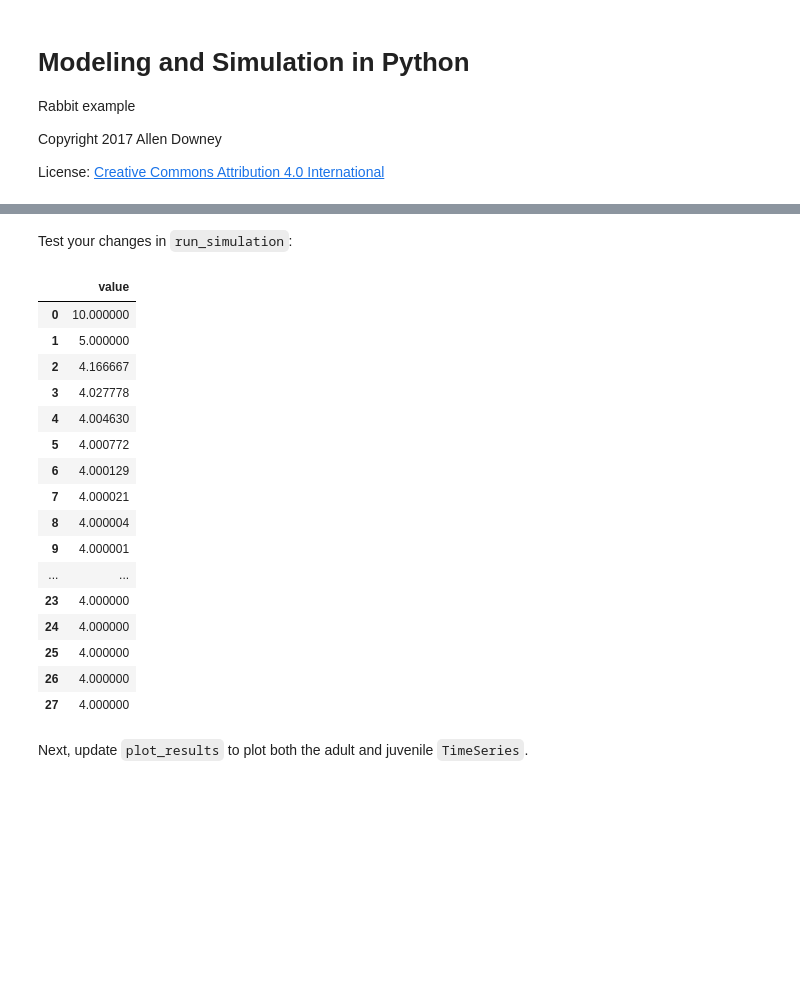
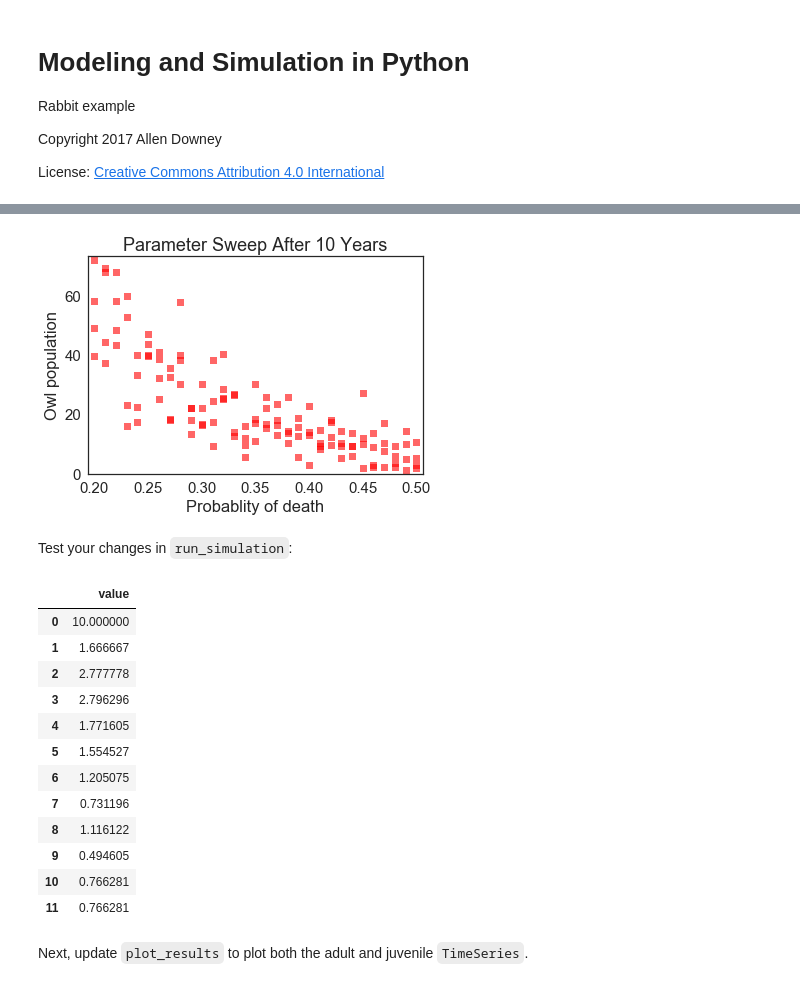
Before and after one commit to ASHSWAN1999/ModSimPy, a Jupyter notebook: code/Project1.ipynb, the cells around one changed output, grey strips where cells are left out. Drawn from its saved outputs; the diff is of its cells as text; code cells hidden in the pictures; blank space fills up the shorter version.

```diff
--- a/code/Project1.ipynb
+++ b/code/Project1.ipynb
@@ -60,0 +127,25 @@ def run_simulation(system):
+# %%
+""""def run_simulation(system, death_rate):
+    Runs a proportional growth model.
+
+    Adds TimeSeries to `system` as `results`.
+
+    system: System object with t0, t_end, p0,
+            birth_rate and death_rate
+
+    adults = TimeSeries()
+    adults[system.t0] = system.adult_pop0
+    juveniles = TimeSeries()
+    juveniles[system.t0] = system.juvenile_pop0
+
+    for t in linrange(system.t0, system.t_end):
+
+        births = system.birth_rate * adults[t]
+        deaths = death_rate * adults[t]
+        matured = juveniles[t] * (1/3)
+        juveniles[t+1] = juveniles[t] + births - matured
+        adults[t+1] = adults[t] - deaths + matured
+    system.adults = adults
+    system.juveniles = juveniles
+    system.alive = adults[system.t_end] + juveniles[system.t_end]
+""""
@@ -61,5 +154,5 @@ def run_simulation(system):
 # %%
-def run_simulation_ran(system):
+def run_simulation(system, death_rate):
     """Runs a proportional growth model.
 
     Adds TimeSeries to `system` as `results`.
@@ -74,27 +167,23 @@ def run_simulation_ran(system):
 
     count = 0
     for t in linrange(system.t0, system.t_end):
-        if(t < 15):
-            system.death_rate = .538
-        elif(t < 20):
-            system.death_rate = .5
-        else:
-            system.death_rate = .532
 
         if(adults[t] < 0):
             adults[t] = 0
 
         for i in linrange(adults[t]):
-            if flip(system.death_rate):
+            if flip(death_rate):
                 count += 1
 
+
+   # for t in linrange(system.t0, system.t_end):
 
         births = system.birth_rate * adults[t]
         deaths = count
         matured = juveniles[t] * (1/3)
         juveniles[t+1] = juveniles[t] + births - matured
         adults[t+1] = adults[t] - deaths + matured
-        count = 0
-
+        code = 0
     system.adults = adults
     system.juveniles = juveniles
+    system.alive = adults[system.t_end] + juveniles[system.t_end]
@@ -128,26 +197,33 @@ def run_simulation(system):
+# %%
+sweep(system)
+sweep(system)
+sweep(system)
+sweep(system)
+
+decorate(xlabel='Probablity of death',
+             ylabel='Owl population',
+             title='Parameter Sweep After 10 Years')
+# %% [output]
+[figure, added]
 # %% [markdown]
 Test your changes in `run_simulation`:
 # %%
-run_simulation_param(system)
+run_simulation_ran(system)
 system.adults
 # %% [output]
 |  | value |
 | 0 | 10.000000 |
-| 1 | 5.000000 |
-| 2 | 4.166667 |
-| 3 | 4.027778 |
-| 4 | 4.004630 |
-| 5 | 4.000772 |
-| 6 | 4.000129 |
-| 7 | 4.000021 |
-| 8 | 4.000004 |
-| 9 | 4.000001 |
-| ... | ... |
-| 23 | 4.000000 |
-| 24 | 4.000000 |
-| 25 | 4.000000 |
-| 26 | 4.000000 |
-| 27 | 4.000000 |
+| 1 | 1.666667 |
+| 2 | 2.777778 |
+| 3 | 2.796296 |
+| 4 | 1.771605 |
+| 5 | 1.554527 |
+| 6 | 1.205075 |
+| 7 | 0.731196 |
+| 8 | 1.116122 |
+| 9 | 0.494605 |
+| 10 | 0.766281 |
+| 11 | 0.766281 |
 # %% [markdown]
 Next, update `plot_results` to plot both the adult and juvenile `TimeSeries`.
 # %%
```
Also changed, not shown: parts of 8 cells of this notebook, 8 other files.
